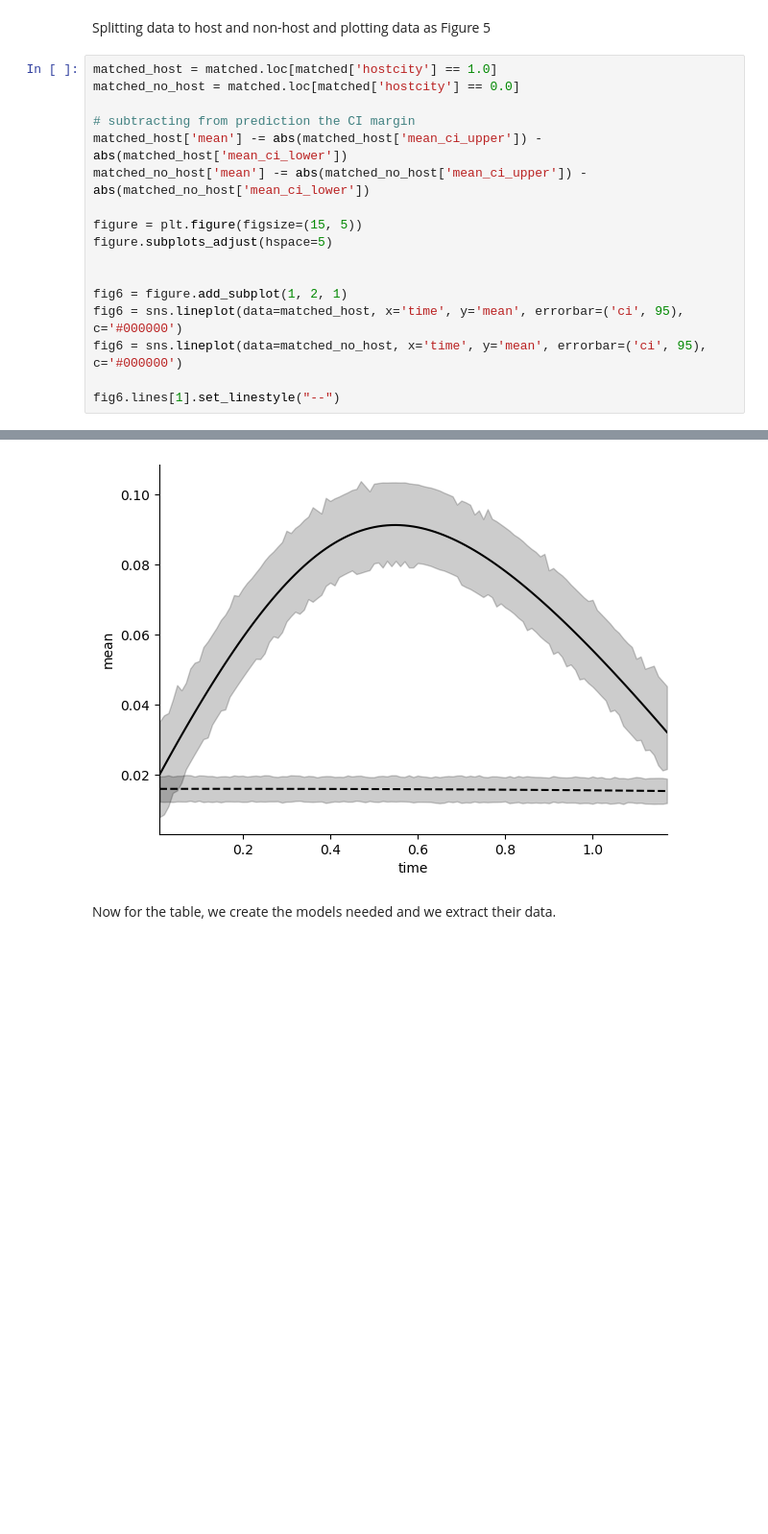
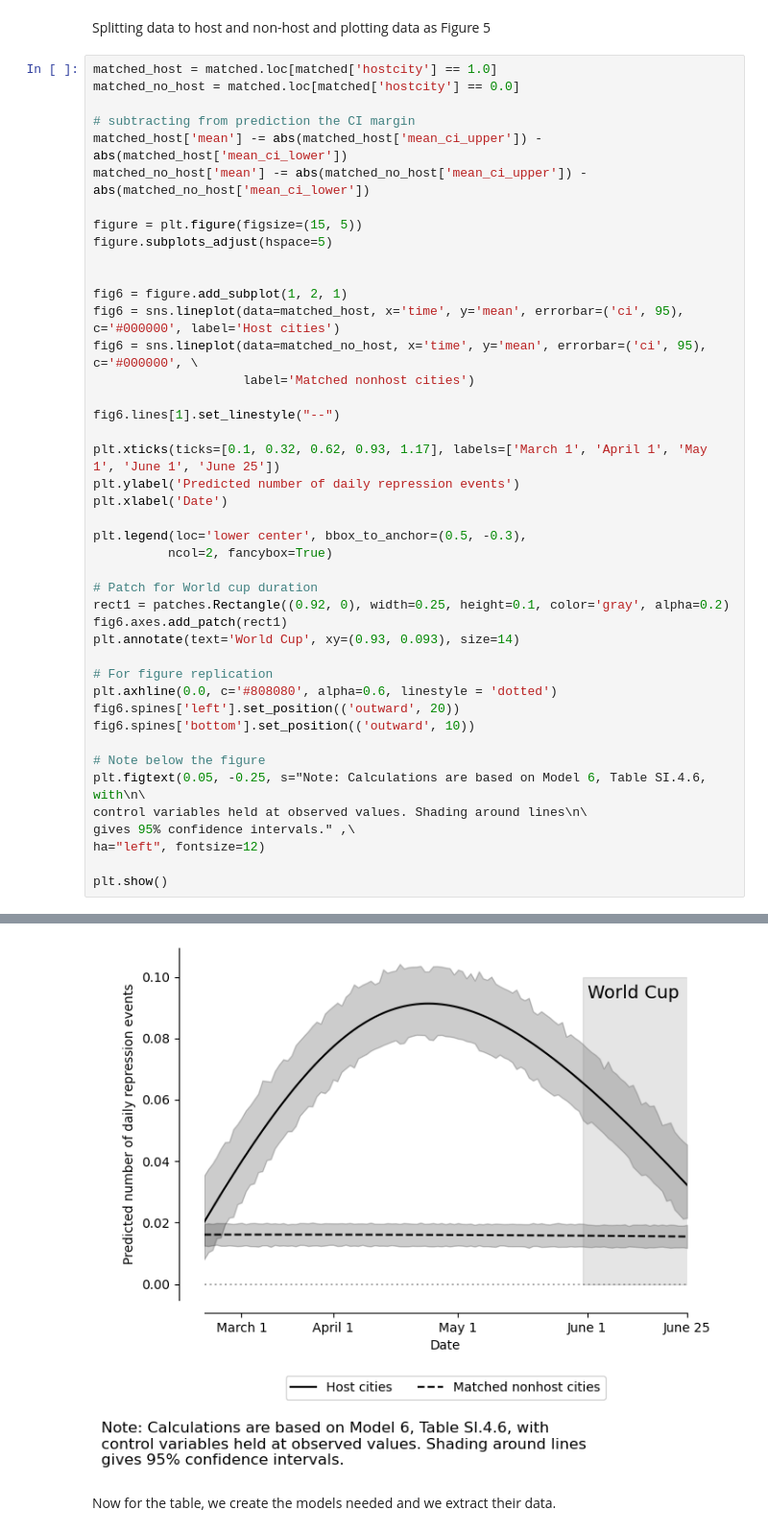
Before and after one commit to pdvass/ml_assignment2, a Jupyter notebook: Assignment_2.ipynb, the cells around one changed output, grey strips where cells are left out. Shown at 96% size. Cells and saved outputs as stored; diff of their text form; blank space fills up the shorter version.

```diff
--- a/Assignment_2.ipynb
+++ b/Assignment_2.ipynb
@@ -1040,32 +1071,58 @@ Splitting data to host and non-host and plotting data as Figure 5
 # %%
 matched_host = matched.loc[matched['hostcity'] == 1.0]
 matched_no_host = matched.loc[matched['hostcity'] == 0.0]
 
 # subtracting from prediction the CI margin
 matched_host['mean'] -= abs(matched_host['mean_ci_upper']) - abs(matched_host['mean_ci_lower'])
 matched_no_host['mean'] -= abs(matched_no_host['mean_ci_upper']) - abs(matched_no_host['mean_ci_lower'])
 
 figure = plt.figure(figsize=(15, 5))
 figure.subplots_adjust(hspace=5)
 
 
 fig6 = figure.add_subplot(1, 2, 1)
-fig6 = sns.lineplot(data=matched_host, x='time', y='mean', errorbar=('ci', 95), c='#000000')
-fig6 = sns.lineplot(data=matched_no_host, x='time', y='mean', errorbar=('ci', 95), c='#000000')
+fig6 = sns.lineplot(data=matched_host, x='time', y='mean', errorbar=('ci', 95), c='#000000', label='Host cities')
+fig6 = sns.lineplot(data=matched_no_host, x='time', y='mean', errorbar=('ci', 95), c='#000000', \
+                    label='Matched nonhost cities')
 
 fig6.lines[1].set_linestyle("--")
+
+plt.xticks(ticks=[0.1, 0.32, 0.62, 0.93, 1.17], labels=['March 1', 'April 1', 'May 1', 'June 1', 'June 25'])
+plt.ylabel('Predicted number of daily repression events')
+plt.xlabel('Date')
+
+plt.legend(loc='lower center', bbox_to_anchor=(0.5, -0.3),
+          ncol=2, fancybox=True)
+
+# Patch for World cup duration
+rect1 = patches.Rectangle((0.92, 0), width=0.25, height=0.1, color='gray', alpha=0.2)
+fig6.axes.add_patch(rect1)
+plt.annotate(text='World Cup', xy=(0.93, 0.093), size=14)
+
+# For figure replication
+plt.axhline(0.0, c='#808080', alpha=0.6, linestyle = 'dotted')
+fig6.spines['left'].set_position(('outward', 20))
+fig6.spines['bottom'].set_position(('outward', 10))
+
+# Note below the figure
+plt.figtext(0.05, -0.25, s="Note: Calculations are based on Model 6, Table SI.4.6, with\n\
+control variables held at observed values. Shading around lines\n\
+gives 95% confidence intervals." ,\
+ha="left", fontsize=12)
+
+plt.show()
 # %% [output]
 A value is trying to be set on a copy of a slice from a DataFrame.
 Try using .loc[row_indexer,col_indexer] = value instead
 
 See the caveats in the documentation: https://pandas.pydata.org/pandas-docs/stable/user_guide/indexing.html#returning-a-view-versus-a-copy
   matched_host['mean'] -= abs(matched_host['mean_ci_upper']) - abs(matched_host['mean_ci_lower'])
 A value is trying to be set on a copy of a slice from a DataFrame.
 Try using .loc[row_indexer,col_indexer] = value instead
 
 See the caveats in the documentation: https://pandas.pydata.org/pandas-docs/stable/user_guide/indexing.html#returning-a-view-versus-a-copy
   matched_no_host['mean'] -= abs(matched_no_host['mean_ci_upper']) - abs(matched_no_host['mean_ci_lower'])
-[figure, old version]
+[figure, new version]
 # %% [markdown]
 Now for the table, we create the models needed and we extract their data.
 # %%
```
Also changed, not shown: parts of 13 cells of this notebook, 1 other file.
